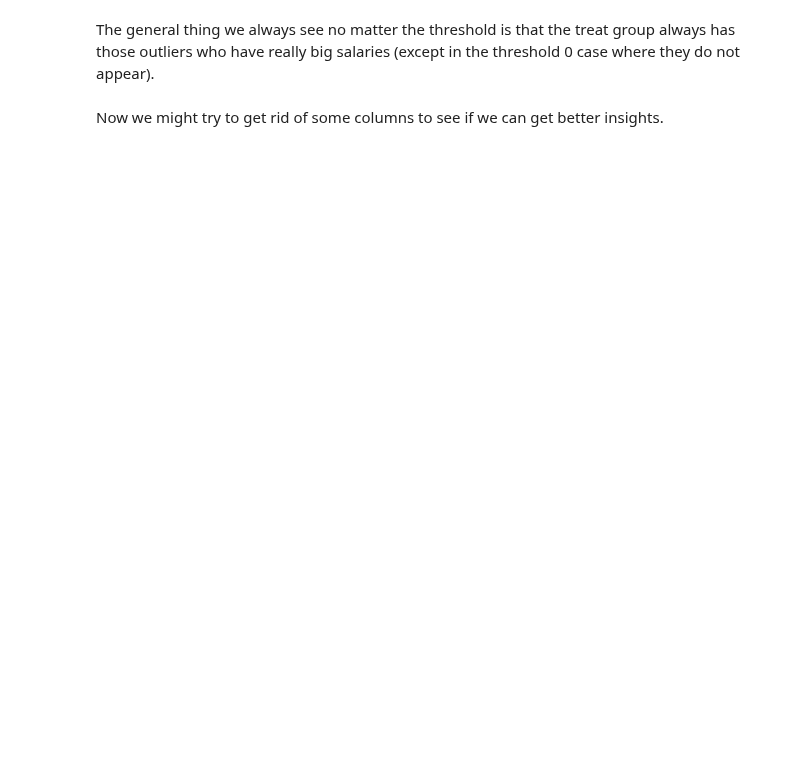
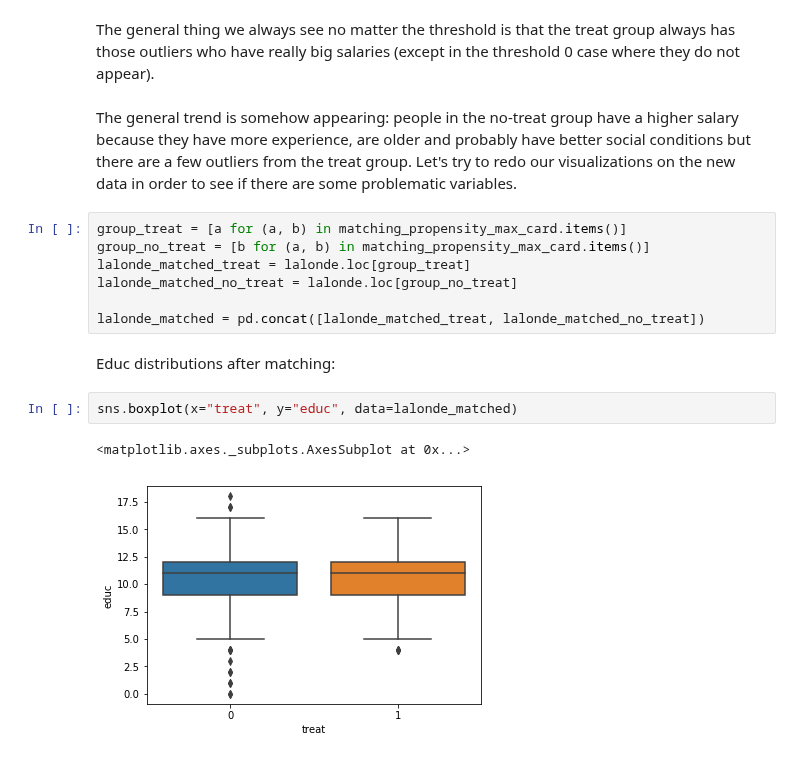
Before and after one commit to Victor-Palacios/epfl_ada, a Jupyter notebook: hw4/ex1.ipynb, the cells around one changed output. Saved outputs shown, nothing was run; the diff lists cells and outputs as text; blank space fills up the shorter version.

```diff
--- a/hw4/ex1.ipynb
+++ b/hw4/ex1.ipynb
@@ -426,4 +426,18 @@ plot_matching_hist(matching_propensity_max_card, 0)
 # %% [markdown]
 The general thing we always see no matter the threshold is that the treat group always has those outliers who have really big salaries (except in the threshold 0 case where they do not appear).
-# %% [markdown]
-Now we might try to get rid of some columns to see if we can get better insights.
+# %% [markdown]
+The general trend is somehow appearing: people in the no-treat group have a higher salary because they have more experience, are older and probably have better social conditions but there are a few outliers from the treat group. Let's try to redo our visualizations on the new data in order to see if there are some problematic variables.
+# %%
+group_treat = [a for (a, b) in matching_propensity_max_card.items()]
+group_no_treat = [b for (a, b) in matching_propensity_max_card.items()]
+lalonde_matched_treat = lalonde.loc[group_treat]
+lalonde_matched_no_treat = lalonde.loc[group_no_treat]
+
+lalonde_matched = pd.concat([lalonde_matched_treat, lalonde_matched_no_treat])
+# %% [markdown]
+Educ distributions after matching:
+# %%
+sns.boxplot(x="treat", y="educ", data=lalonde_matched)
+# %% [output]
+<matplotlib.axes._subplots.AxesSubplot at 0x...>
+[figure, added]
```
Also changed, not shown: parts of 34 cells of this notebook.
